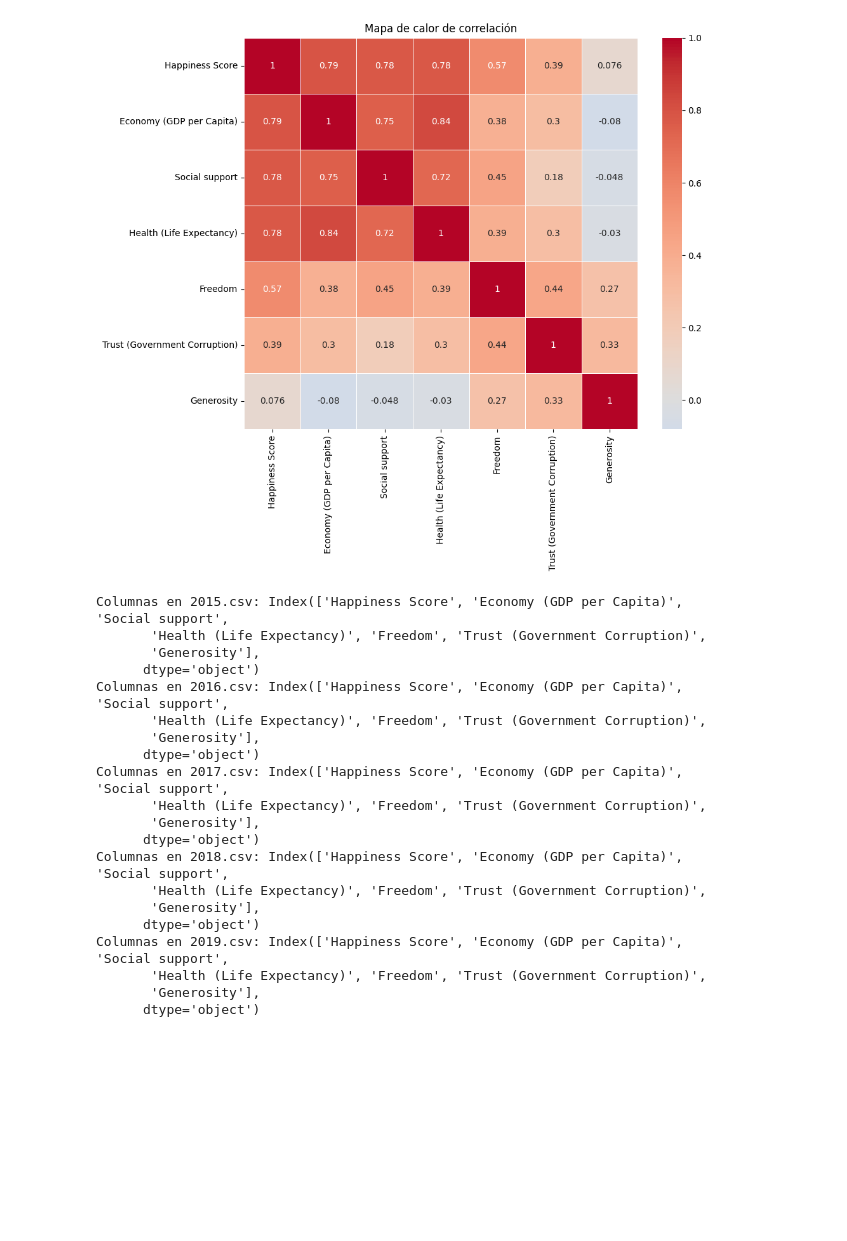
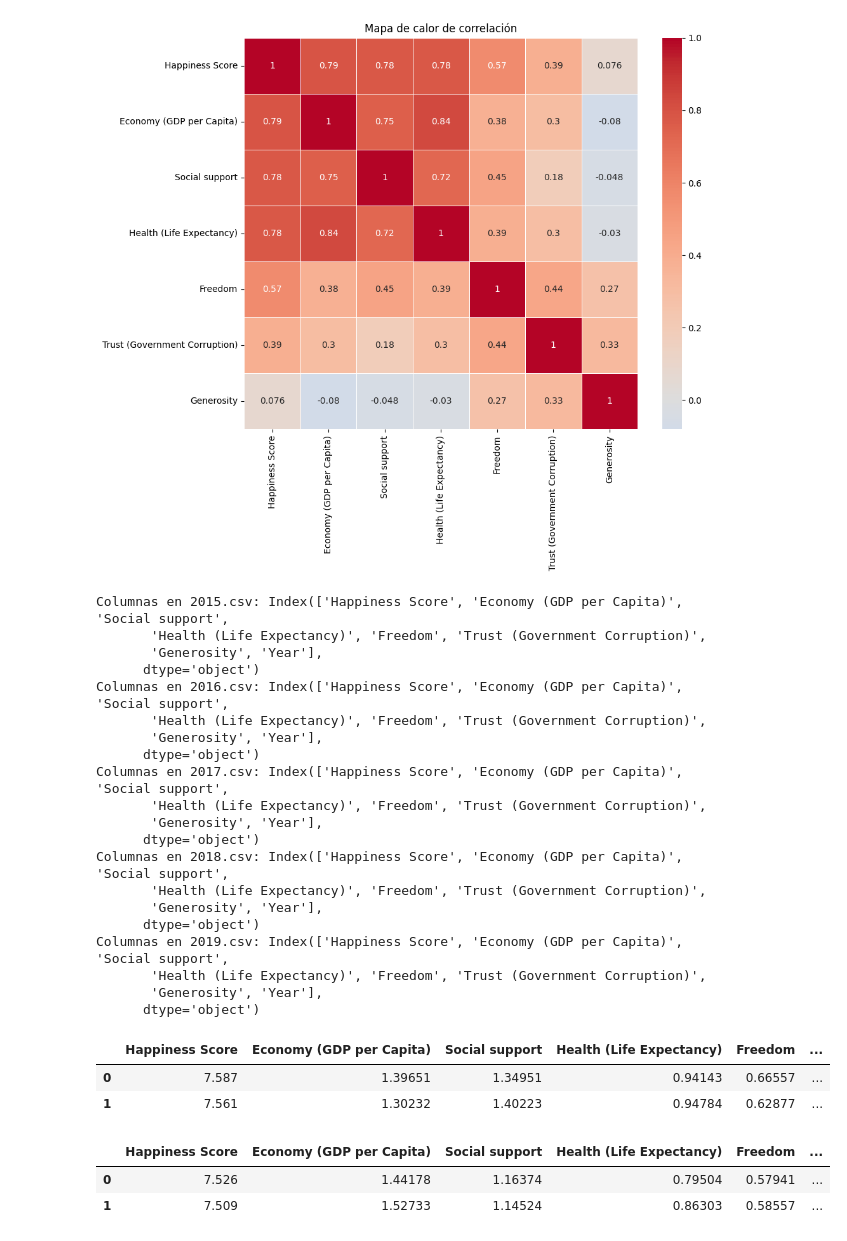
Before and after one commit to JuanmaLopi/Regresion_Model, a Jupyter notebook: NoteBooks/000_EDA.ipynb, the cells around one changed output. Cells and saved outputs as stored; diff of their text form; code cells hidden in the pictures; blank space fills up the shorter version.

```diff
--- a/NoteBooks/000_EDA.ipynb
+++ b/NoteBooks/000_EDA.ipynb
@@ -227,6 +227,12 @@ plt.title('Mapa de calor de correlación')
 plt.show()
 # %% [output]
 [figure]
+# %%
+data_2015['Year'] = 2015
+data_2016['Year'] = 2016
+data_2017['Year'] = 2017
+data_2018['Year'] = 2018
+data_2019['Year'] = 2019
 # %%
 print("Columnas en 2015.csv:", data_2015.columns)
 print("Columnas en 2016.csv:", data_2016.columns)
@@ -236,21 +242,49 @@ print("Columnas en 2019.csv:", data_2019.columns)
 # %% [output]
 Columnas en 2015.csv: Index(['Happiness Score', 'Economy (GDP per Capita)', 'Social support',
        'Health (Life Expectancy)', 'Freedom', 'Trust (Government Corruption)',
-       'Generosity'],
+       'Generosity', 'Year'],
       dtype='object')
 Columnas en 2016.csv: Index(['Happiness Score', 'Economy (GDP per Capita)', 'Social support',
        'Health (Life Expectancy)', 'Freedom', 'Trust (Government Corruption)',
-       'Generosity'],
+       'Generosity', 'Year'],
       dtype='object')
 Columnas en 2017.csv: Index(['Happiness Score', 'Economy (GDP per Capita)', 'Social support',
        'Health (Life Expectancy)', 'Freedom', 'Trust (Government Corruption)',
-       'Generosity'],
+       'Generosity', 'Year'],
       dtype='object')
 Columnas en 2018.csv: Index(['Happiness Score', 'Economy (GDP per Capita)', 'Social support',
        'Health (Life Expectancy)', 'Freedom', 'Trust (Government Corruption)',
-       'Generosity'],
+       'Generosity', 'Year'],
       dtype='object')
 Columnas en 2019.csv: Index(['Happiness Score', 'Economy (GDP per Capita)', 'Social support',
        'Health (Life Expectancy)', 'Freedom', 'Trust (Government Corruption)',
-       'Generosity'],
+       'Generosity', 'Year'],
       dtype='object')
+# %%
+import pandas as pd
+
+# Configure pandas to display more rows and columns
+pd.set_option('display.max_rows', 100)  # Show up to 100 rows
+pd.set_option('display.max_columns', None)  # Show all columns without truncation
+pd.set_option('display.width', None)  # Automatically adjust display width to fit the content
+
+# Display the first 20 rows in a tabular format
+data_2015.head(2)
+# %% [output]
+|  | Happiness Score | Economy (GDP per Capita) | Social support | Health (Life Expectancy) | Freedom | ... |
+| 0 | 7.587 | 1.39651 | 1.34951 | 0.94143 | 0.66557 | ... |
+| 1 | 7.561 | 1.30232 | 1.40223 | 0.94784 | 0.62877 | ... |
+# %%
+import pandas as pd
+
+# Configure pandas to display more rows and columns
+pd.set_option('display.max_rows', 100)  # Show up to 100 rows
+pd.set_option('display.max_columns', None)  # Show all columns without truncation
+pd.set_option('display.width', None)  # Automatically adjust display width to fit the content
+
+# Display the first 20 rows in a tabular format
+data_2016.head(2)
+# %% [output]
+|  | Happiness Score | Economy (GDP per Capita) | Social support | Health (Life Expectancy) | Freedom | ... |
+| 0 | 7.526 | 1.44178 | 1.16374 | 0.79504 | 0.57941 | ... |
+| 1 | 7.509 | 1.52733 | 1.14524 | 0.86303 | 0.58557 | ... |
```
Also changed, not shown: parts of 3 cells of this notebook.
